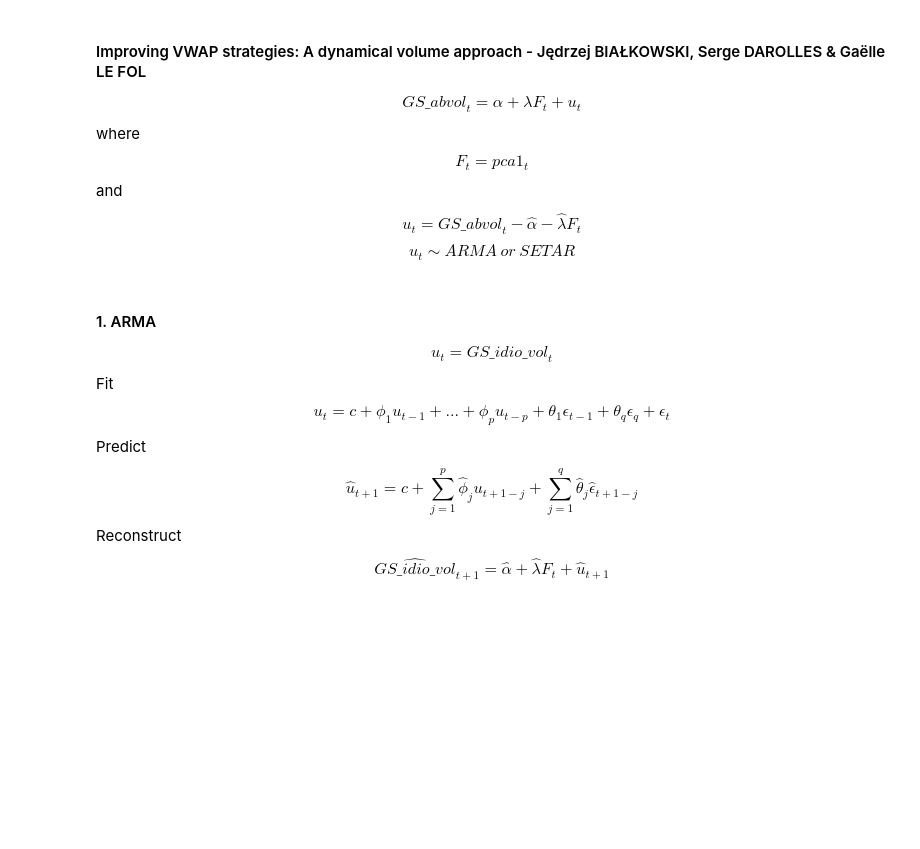
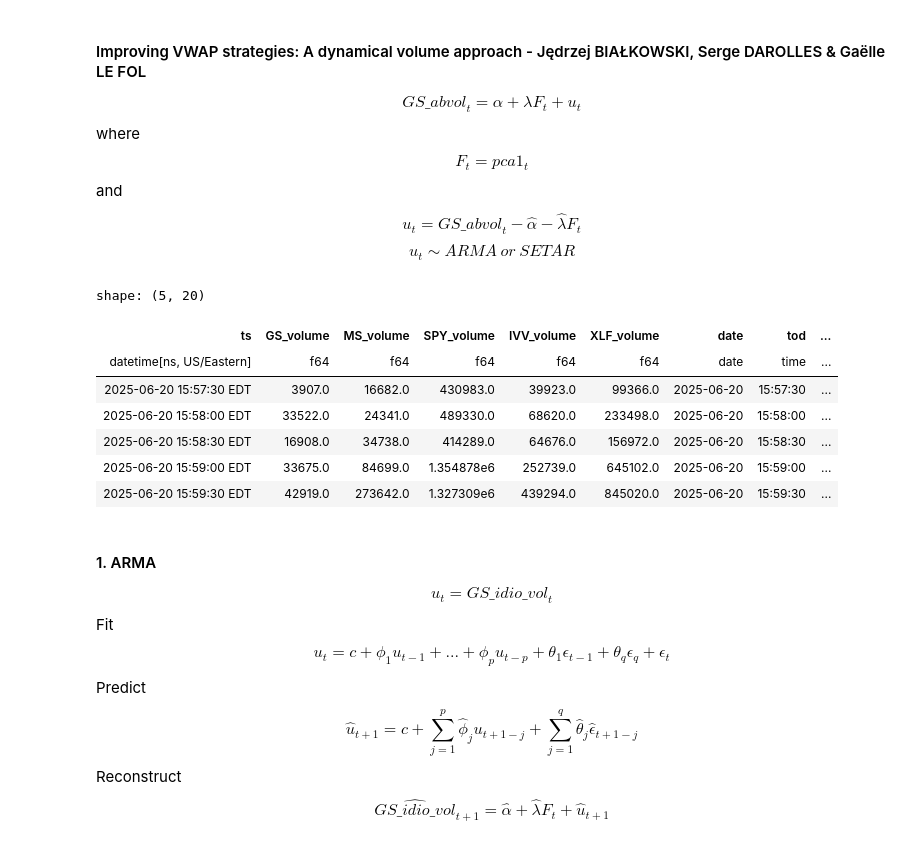
Before and after one commit to choijaewon959/Microstructure-driven-alpha-engine, a Jupyter notebook: analysis/volume_pred.ipynb, the cells around one changed output. Cells and saved outputs as stored; diff of their text form; code cells hidden in the pictures; blank space fills up the shorter version.

```diff
--- a/analysis/volume_pred.ipynb
+++ b/analysis/volume_pred.ipynb
@@ -305,6 +305,34 @@ $${GS\_abvol}_t = \alpha + \lambda F_t + u_t$$
 where $$F_t = pca1_t$$
 and $$u_t = {GS\_abvol}_t - \hat{\alpha} - \hat{\lambda}F_t$$
 $$u_t \sim ARMA\ or\ SETAR$$
+# %%
+from sklearn.linear_model import LinearRegression
+
+common_model = LinearRegression()
+X_common_train = df_train.select(["pca1"]).to_numpy()
+y_common_train = df_train.select("GS_abvol").to_numpy().ravel()
+
+common_model.fit(X_common_train, y_common_train)
+
+X_common_all = df_model.select(["pca1"]).to_numpy()
+gs_abvol_all = df_model.select("GS_abvol").to_numpy().ravel()
+
+gs_common_hat = common_model.predict(X_common_all)
+gs_idio = gs_abvol_all - gs_common_hat
+
+df_model = df_model.with_columns([
+    pl.Series("GS_idio_vol", gs_idio)
+])
+df_model.tail()
+# %% [output]
+shape: (5, 20)
+| ts | GS_volume | MS_volume | SPY_volume | IVV_volume | XLF_volume | date | tod | ... |
+| datetime[ns, US/Eastern] | f64 | f64 | f64 | f64 | f64 | date | time | ... |
+| 2025-06-20 15:57:30 EDT | 3907.0 | 16682.0 | 430983.0 | 39923.0 | 99366.0 | 2025-06-20 | 15:57:30 | ... |
+| 2025-06-20 15:58:00 EDT | 33522.0 | 24341.0 | 489330.0 | 68620.0 | 233498.0 | 2025-06-20 | 15:58:00 | ... |
+| 2025-06-20 15:58:30 EDT | 16908.0 | 34738.0 | 414289.0 | 64676.0 | 156972.0 | 2025-06-20 | 15:58:30 | ... |
+| 2025-06-20 15:59:00 EDT | 33675.0 | 84699.0 | 1.354878e6 | 252739.0 | 645102.0 | 2025-06-20 | 15:59:00 | ... |
+| 2025-06-20 15:59:30 EDT | 42919.0 | 273642.0 | 1.327309e6 | 439294.0 | 845020.0 | 2025-06-20 | 15:59:30 | ... |
 # %% [markdown]
 #### 1. ARMA
 $$u_t = {GS\_idio\_vol}_t$$
```
Also changed, not shown: parts of 11 cells of this notebook.
